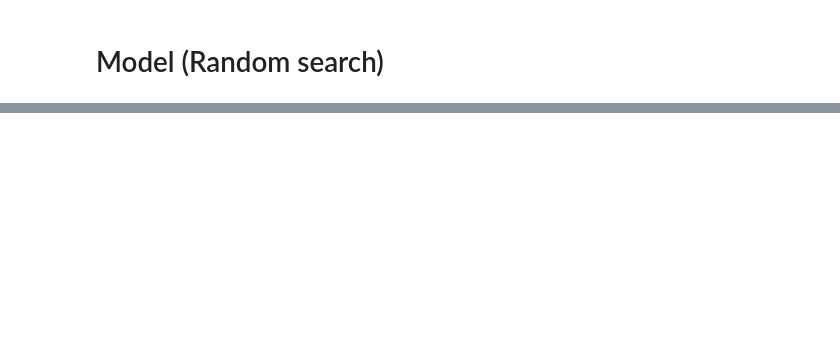
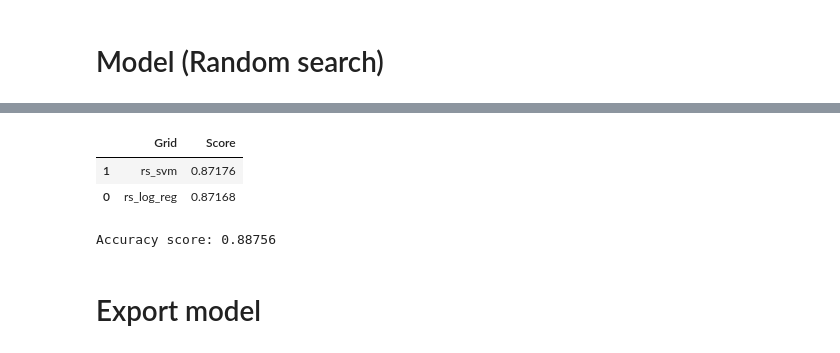
Before and after one commit to N0t10n/Sentiment_Analysis_IMDb, a Jupyter notebook: main.ipynb, the cells around one changed output, grey strips where cells are left out. Saved outputs shown, nothing was run; the diff lists cells and outputs as text; code cells hidden in the pictures; blank space fills up the shorter version.

```diff
--- a/main.ipynb
+++ b/main.ipynb
@@ -112,42 +115,40 @@ logreg = Pipeline(steps=[
     ('logreg', LogisticRegression())
 ])
 
-svm = Pipeline(step=[
+svm = Pipeline(steps=[
     ('vectorizer', CountVectorizer()),
     ('svm', LinearSVC())
 ])
 
 logreg_param = {
     'vectorizer__binary': [True],
-    'vectorizer__ngram_range': (1, 3),
-    'vectorizer__stop_words': stop_words,
-    'logreg__C': [0.01, 0.05, 0.25, 0.5, 1],
+    'vectorizer__ngram_range': [(1, 3)],
+    'vectorizer__stop_words': [stop_words],
+    'logreg__C': [0.01, 0.25, 0.5, 1],
     'logreg__penalty': ['l1', 'l2']
 }
 
 svm_param = {
     'vectorizer__binary': [True],
-    'vectorizer__ngram_range': (1, 3),
-    'vectorizer__stop_words': stop_words,
-    'scm__C': [0.01, 0.05, 0.25, 0.5, 1],
+    'vectorizer__ngram_range': [(1, 3)],
+    'vectorizer__stop_words': [stop_words],
+    'svm__C': [0.01, 0.25, 0.5, 1],
     'svm__penalty': ['l1', 'l2']
 }
 
 logreg_search = RandomizedSearchCV(
     logreg,
     logreg_param,
-    n_iter = 50,
     scoring = 'accuracy',
-    n_jobs = -1,
+    n_jobs = -3,
     cv = 5
 )
 
 svm_search = RandomizedSearchCV(
     svm,
     svm_param,
-    n_iter = 50,
     scoring = 'accuracy',
-    n_jobs = -1,
+    n_jobs = -3,
     cv = 5
 )
 
@@ -157,0 +180,17 @@ grids = {
+# %%
+best_grids = [(i, j.best_score_) for i, j in grids.items()]
+
+best_grids = pd.DataFrame(best_grids, columns=["Grid", "Score"]).sort_values(by="Score", ascending=False)
+best_grids
+# %% [output]
+|  | Grid | Score |
+| 1 | rs_svm | 0.87176 |
+| 0 | rs_log_reg | 0.87168 |
+# %%
+best_model = svm_search.best_estimator_
+
+print('Accuracy score:', best_model.score(X_test, y_test))
+# %% [output]
+Accuracy score: 0.88756
+# %% [markdown]
+# Export model
```
Also changed, not shown: parts of 11 cells of this notebook, 4 other files.
